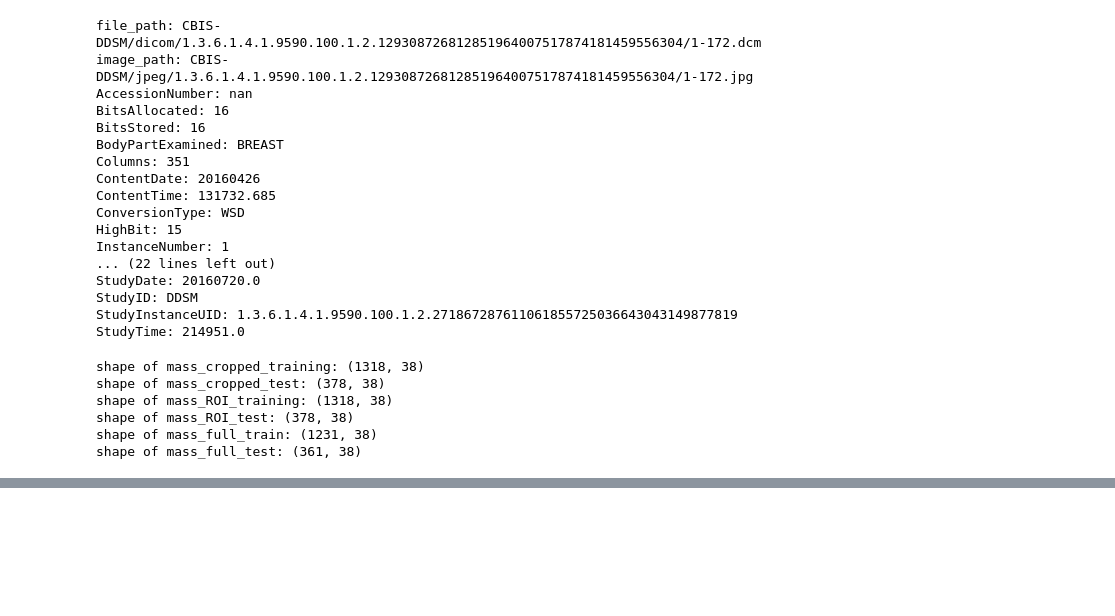
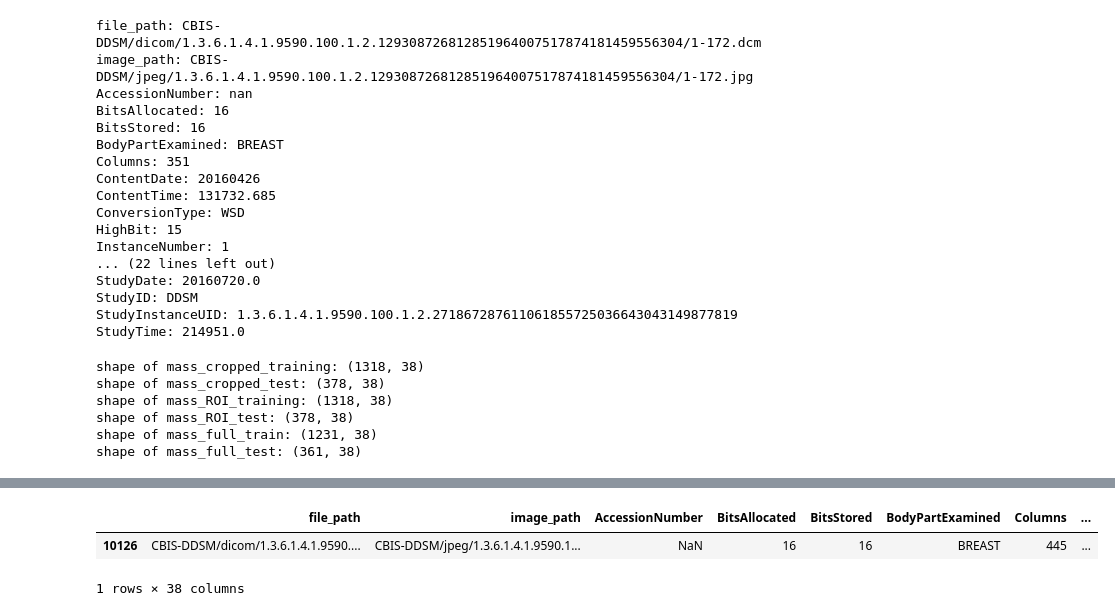
Before and after one commit to Stjernelund/Mammography-Cancer-Classification, a Jupyter notebook: test.ipynb, the cells around one changed output, grey strips where cells are left out. Saved outputs shown, nothing was run; the diff lists cells and outputs as text; code cells hidden in the pictures; blank space fills up the shorter version.

```diff
--- a/test.ipynb
+++ b/test.ipynb
@@ -104,0 +203,7 @@ show_images(img_Full, img_Cropped, img_ROI)
+# %%
+
+mass_cropped_train[mass_cropped_train.PatientID == 'Mass-Training_P_01039_RIGHT_MLO_6']
+# %% [output]
+|  | file_path | image_path | AccessionNumber | BitsAllocated | BitsStored | BodyPartExamined | Columns | ... |
+| 10126 | CBIS-DDSM/dicom/1.3.6.1.4.1.9590.... | CBIS-DDSM/jpeg/1.3.6.1.4.1.9590.1... | NaN | 16 | 16 | BREAST | 445 | ... |
+1 rows × 38 columns
```
Also changed, not shown: parts of 12 cells of this notebook, 1 other file.
